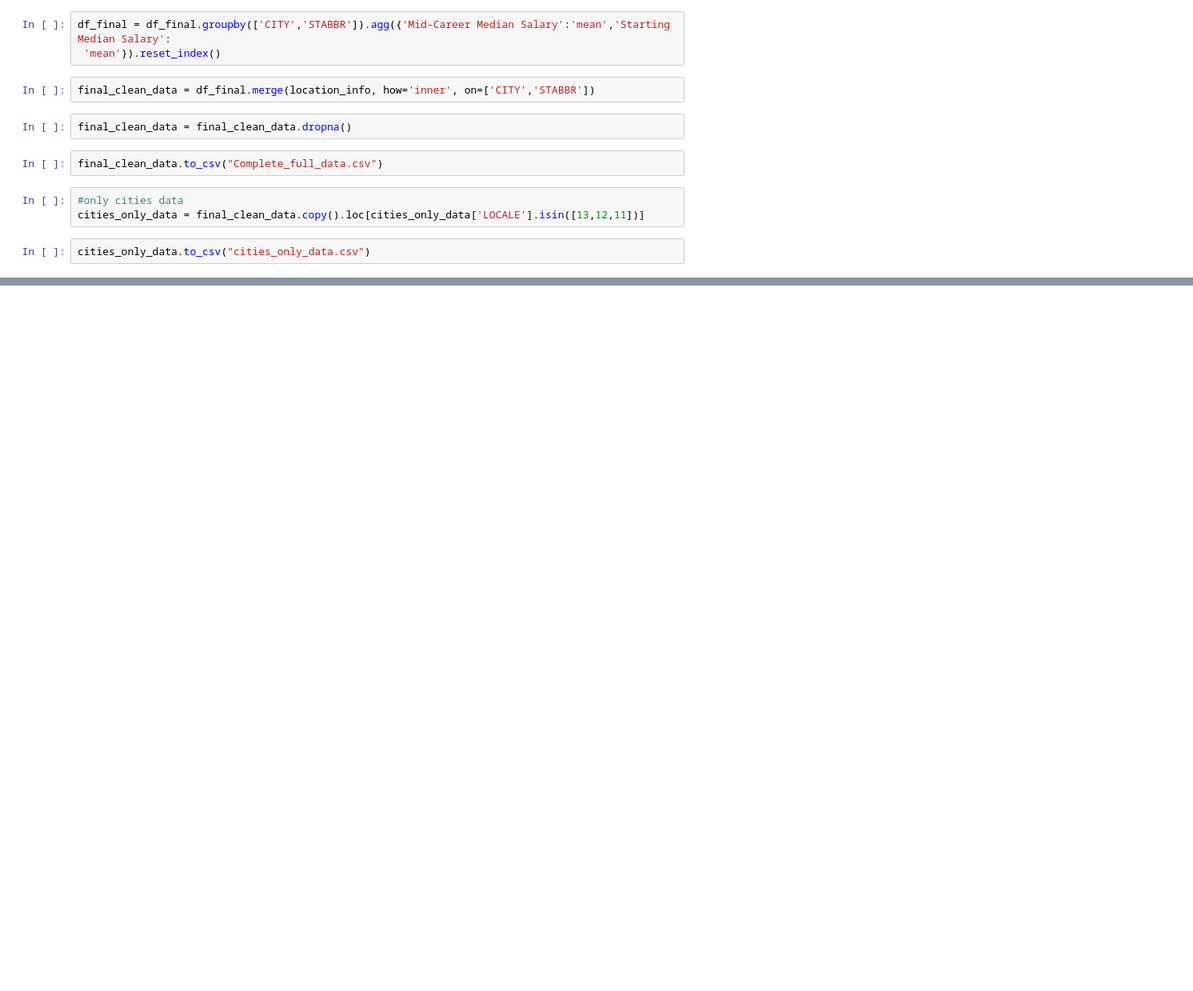
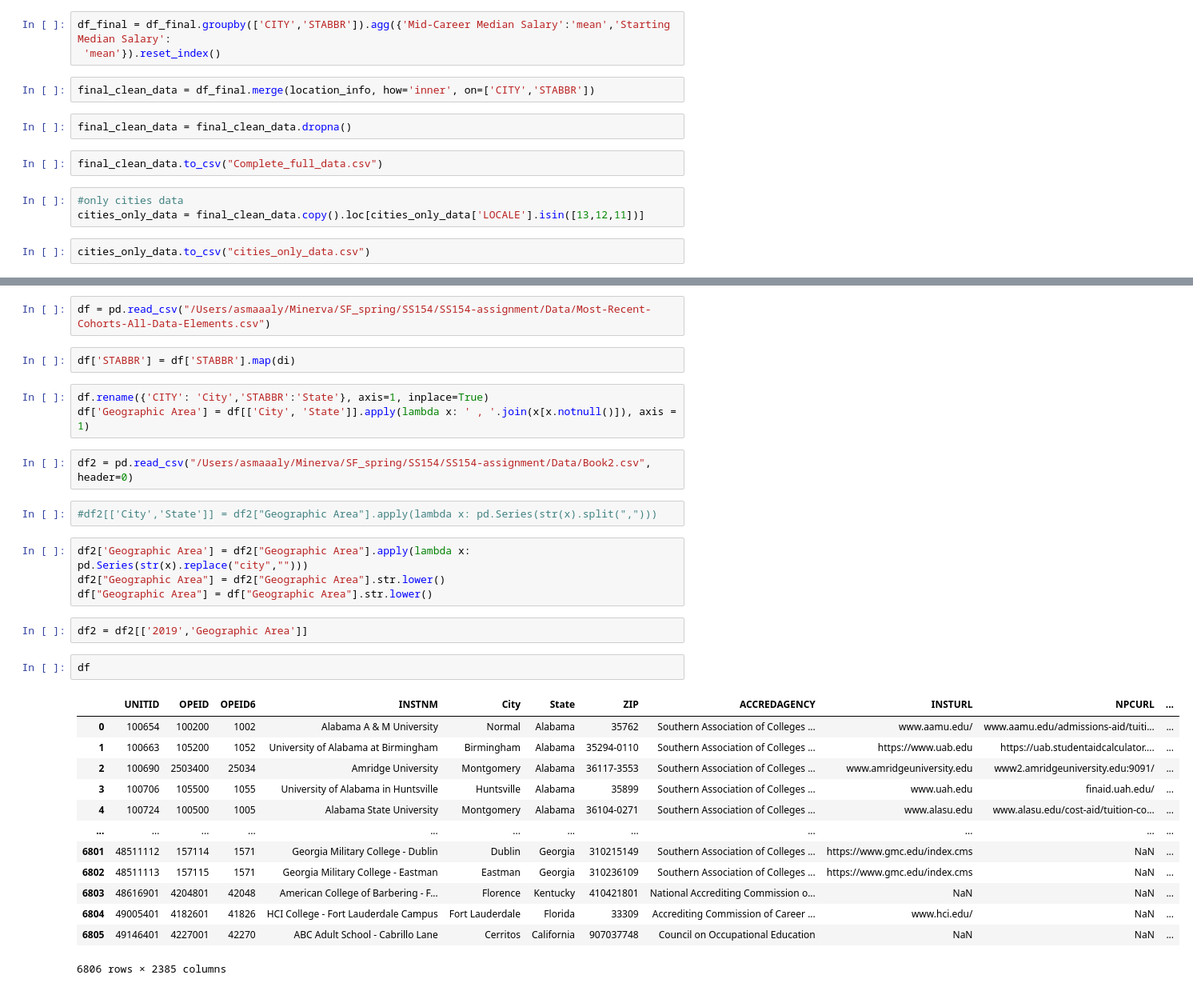
Before and after one commit to ibukunlola/SS154-Final-Project, a Jupyter notebook: datacleaning.ipynb, the cells around one changed output, grey strips where cells are left out. Shown: that part at 80% size. Drawn from its saved outputs; the diff is of its cells as text; blank space fills up the shorter version.

```diff
--- a/datacleaning.ipynb
+++ b/datacleaning.ipynb
@@ -131,0 +135,33 @@ cities_only_data.to_csv("cities_only_data.csv")
+# %%
+df = pd.read_csv("/Users/asmaaaly/Minerva/SF_spring/SS154/SS154-assignment/Data/Most-Recent-Cohorts-All-Data-Elements.csv")
+# %%
+df['STABBR'] = df['STABBR'].map(di)
+# %%
+df.rename({'CITY': 'City','STABBR':'State'}, axis=1, inplace=True)
+df['Geographic Area'] = df[['City', 'State']].apply(lambda x: ' , '.join(x[x.notnull()]), axis = 1)
+# %%
+df2 = pd.read_csv("/Users/asmaaaly/Minerva/SF_spring/SS154/SS154-assignment/Data/Book2.csv", header=0)
+# %%
+#df2[['City','State']] = df2["Geographic Area"].apply(lambda x: pd.Series(str(x).split(",")))
+# %%
+df2['Geographic Area'] = df2["Geographic Area"].apply(lambda x: pd.Series(str(x).replace("city","")))
+df2["Geographic Area"] = df2["Geographic Area"].str.lower()
+df["Geographic Area"] = df["Geographic Area"].str.lower()
+# %%
+df2 = df2[['2019','Geographic Area']]
+# %%
+df
+# %% [output]
+|  | UNITID | OPEID | OPEID6 | INSTNM | City | State | ZIP | ACCREDAGENCY | INSTURL | NPCURL | ... |
+| 0 | 100654 | 100200 | 1002 | Alabama A & M University | Normal | Alabama | 35762 | Southern Association of Colleges ... | www.aamu.edu/ | www.aamu.edu/admissions-aid/tuiti... | ... |
+| 1 | 100663 | 105200 | 1052 | University of Alabama at Birmingham | Birmingham | Alabama | 35294-0110 | Southern Association of Colleges ... | https://www.uab.edu | https://uab.studentaidcalculator.... | ... |
+| 2 | 100690 | 2503400 | 25034 | Amridge University | Montgomery | Alabama | 36117-3553 | Southern Association of Colleges ... | www.amridgeuniversity.edu | www2.amridgeuniversity.edu:9091/ | ... |
+| 3 | 100706 | 105500 | 1055 | University of Alabama in Huntsville | Huntsville | Alabama | 35899 | Southern Association of Colleges ... | www.uah.edu | finaid.uah.edu/ | ... |
+| 4 | 100724 | 100500 | 1005 | Alabama State University | Montgomery | Alabama | 36104-0271 | Southern Association of Colleges ... | www.alasu.edu | www.alasu.edu/cost-aid/tuition-co... | ... |
+| ... | ... | ... | ... | ... | ... | ... | ... | ... | ... | ... | ... |
+| 6801 | 48511112 | 157114 | 1571 | Georgia Military College - Dublin | Dublin | Georgia | 310215149 | Southern Association of Colleges ... | https://www.gmc.edu/index.cms | NaN | ... |
+| 6802 | 48511113 | 157115 | 1571 | Georgia Military College - Eastman | Eastman | Georgia | 310236109 | Southern Association of Colleges ... | https://www.gmc.edu/index.cms | NaN | ... |
+| 6803 | 48616901 | 4204801 | 42048 | American College of Barbering - F... | Florence | Kentucky | 410421801 | National Accrediting Commission o... | NaN | NaN | ... |
+| 6804 | 49005401 | 4182601 | 41826 | HCI College - Fort Lauderdale Campus | Fort Lauderdale | Florida | 33309 | Accrediting Commission of Career ... | www.hci.edu/ | NaN | ... |
+| 6805 | 49146401 | 4227001 | 42270 | ABC Adult School - Cabrillo Lane | Cerritos | California | 907037748 | Council on Occupational Education | NaN | NaN | ... |
+6806 rows × 2385 columns
```
Also changed, not shown: parts of 26 cells of this notebook, 8 other files.
